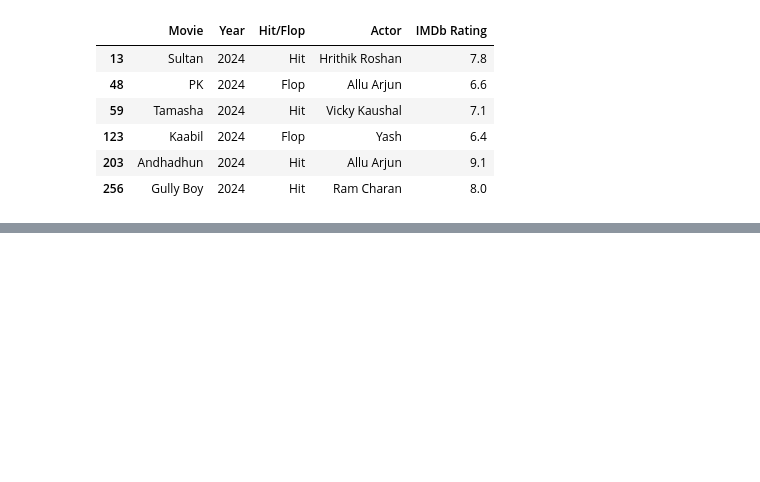
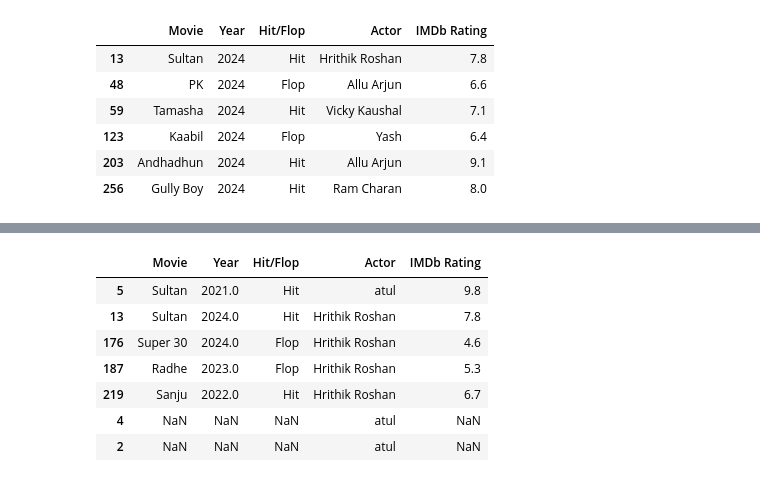
Before and after one commit to atulshahi6310/python-for-data-science, a Jupyter notebook: pandas/pandas2.ipynb, the cells around one changed output, grey strips where cells are left out. Saved outputs shown, nothing was run; the diff lists cells and outputs as text; code cells hidden in the pictures; blank space fills up the shorter version.

```diff
--- a/pandas/pandas2.ipynb
+++ b/pandas/pandas2.ipynb
@@ -120,4 +120,4 @@ pf[(pf['IMDb Rating']>6) &(df['Year']>2023)]
 | 203 | Andhadhun | 2024 | Hit | Allu Arjun | 9.1 |
 | 256 | Gully Boy | 2024 | Hit | Ram Charan | 8.0 |
 # %%
-c = pf.query("Year >2020 and IMDb Rating > 6")
+c = pf.query("Year >2020 and Actor == 'Hrithik Roshan'")
@@ -145,0 +138,2 @@ print(c)
+# %%
+c.loc[5,'Actor'] = "atul"
@@ -145,0 +156,2 @@ print(c)
+# %%
+c.loc[2,'Actor'] = "atul"
@@ -145,0 +174,11 @@ print(c)
+# %%
+c
+# %% [output]
+|  | Movie | Year | Hit/Flop | Actor | IMDb Rating |
+| 5 | Sultan | 2021.0 | Hit | atul | 9.8 |
+| 13 | Sultan | 2024.0 | Hit | Hrithik Roshan | 7.8 |
+| 176 | Super 30 | 2024.0 | Flop | Hrithik Roshan | 4.6 |
+| 187 | Radhe | 2023.0 | Flop | Hrithik Roshan | 5.3 |
+| 219 | Sanju | 2022.0 | Hit | Hrithik Roshan | 6.7 |
+| 4 | NaN | NaN | NaN | atul | NaN |
+| 2 | NaN | NaN | NaN | atul | NaN |
```
Also changed, not shown: parts of 5 cells of this notebook.
